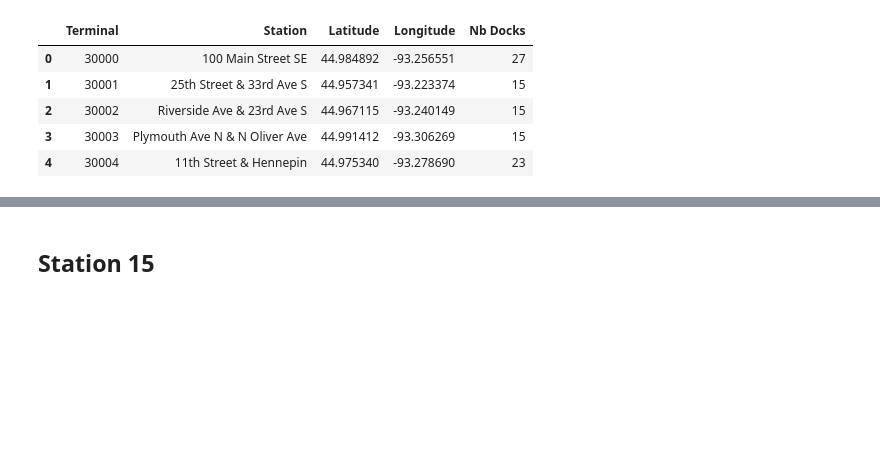
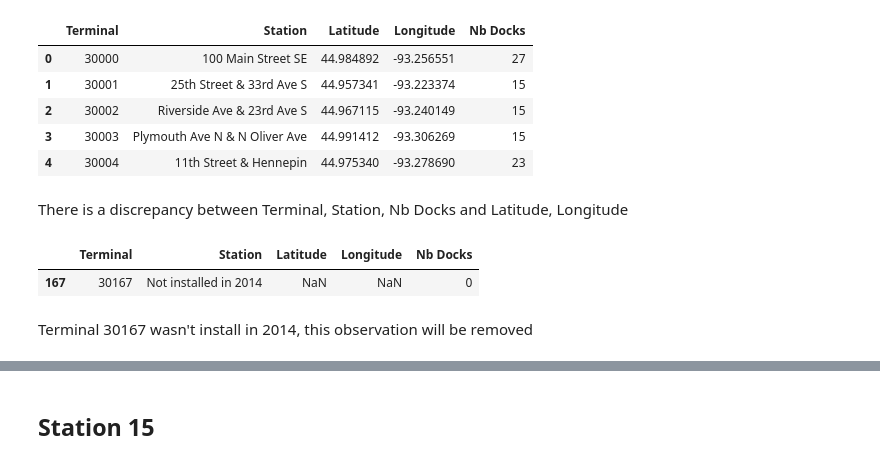
Before and after one commit to SethDKelly/NiceRideMN, a Jupyter notebook: NR_Station_Cleaning.ipynb, the cells around one changed output, grey strips where cells are left out. Saved outputs shown, nothing was run; the diff lists cells and outputs as text; code cells hidden in the pictures; blank space fills up the shorter version.

```diff
--- a/StationDataInfoHead.ipynb
+++ b/NR_Station_Cleaning.ipynb
@@ -160,3 +203,12 @@ memory usage: 6.7+ KB
 | 2 | 30002 | Riverside Ave & 23rd Ave S | 44.967115 | -93.240149 | 15 |
 | 3 | 30003 | Plymouth Ave N & N Oliver Ave | 44.991412 | -93.306269 | 15 |
 | 4 | 30004 | 11th Street & Hennepin | 44.975340 | -93.278690 | 23 |
+# %% [markdown]
+There is a discrepancy between Terminal, Station, Nb Docks and Latitude, Longitude
+# %%
+station_14[station_14.Longitude.isna() == True]
+# %% [output]
+|  | Terminal | Station | Latitude | Longitude | Nb Docks |
+| 167 | 30167 | Not installed in 2014 | NaN | NaN | 0 |
+# %% [markdown]
+Terminal 30167 wasn't install in 2014, this observation will be removed
```
Also changed, not shown: parts of 25 cells of this notebook, 1 other file.
